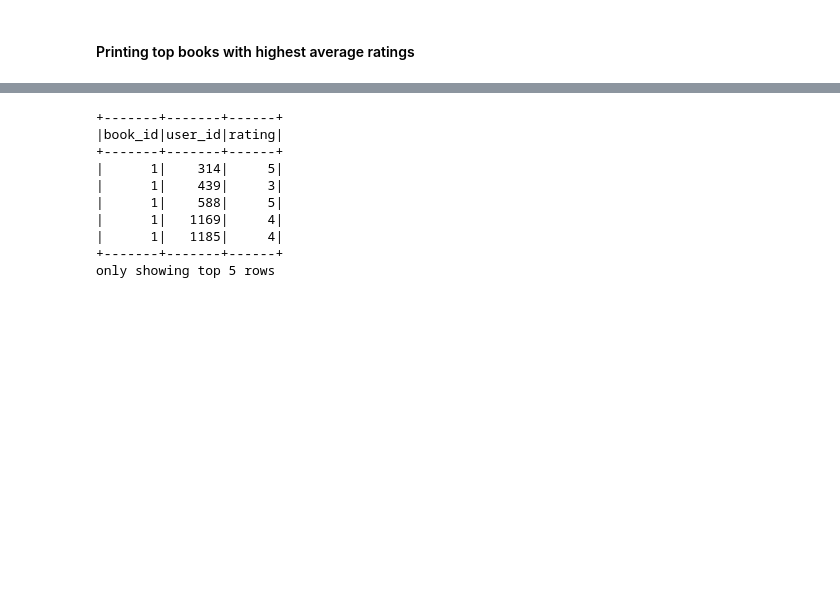
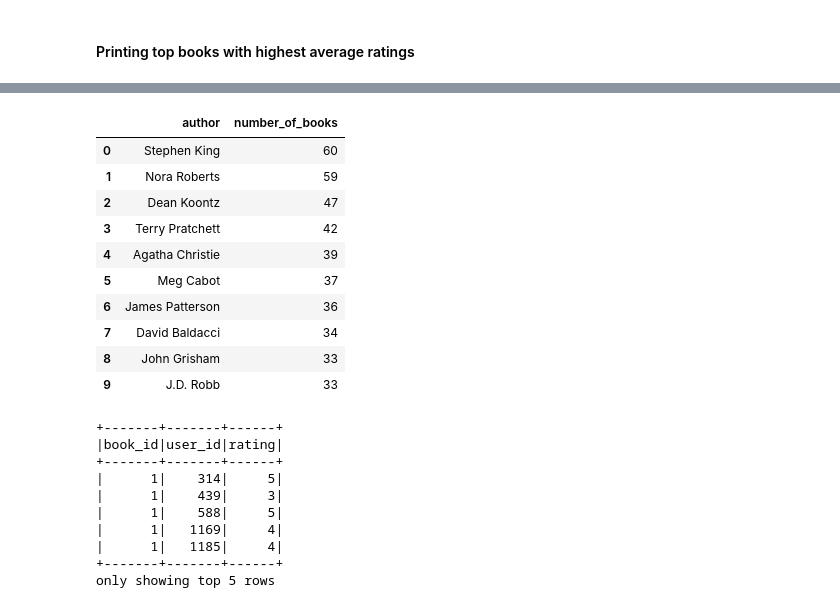
Before and after one commit to kristaLumbantoruan/Goodbooks-Recommendation-System, a Jupyter notebook: Goodbooks Recommendation System-2.ipynb, the cells around one changed output, grey strips where cells are left out. Drawn from its saved outputs; the diff is of its cells as text; code cells hidden in the pictures; blank space fills up the shorter version.

```diff
--- a/Goodbooks Recommendation System-2.ipynb
+++ b/Goodbooks Recommendation System-2.ipynb
@@ -186,6 +244,23 @@ with pd.option_context('display.max_colwidth', 10000):
   display(HTML(high_rating_books[['original_title', 'img_html','ratings_count', 'average_rating' ]].to_html(escape=False)))
 # %% [output]
 [interactive output not drawn]
+# %%
+authors_with_most_books = pd.DataFrame(books_df.authors.value_counts()[0:10]).reset_index()
+authors_with_most_books.columns = ['author', 'number_of_books']
+# %%
+authors_with_most_books
+# %% [output]
+|  | author | number_of_books |
+| 0 | Stephen King | 60 |
+| 1 | Nora Roberts | 59 |
+| 2 | Dean Koontz | 47 |
+| 3 | Terry Pratchett | 42 |
+| 4 | Agatha Christie | 39 |
+| 5 | Meg Cabot | 37 |
+| 6 | James Patterson | 36 |
+| 7 | David Baldacci | 34 |
+| 8 | John Grisham | 33 |
+| 9 | J.D. Robb | 33 |
 # %%
 import matplotlib.pyplot as plt
 plt.figure(figsize=(12,6))
```
Also changed, not shown: parts of 35 cells of this notebook.
